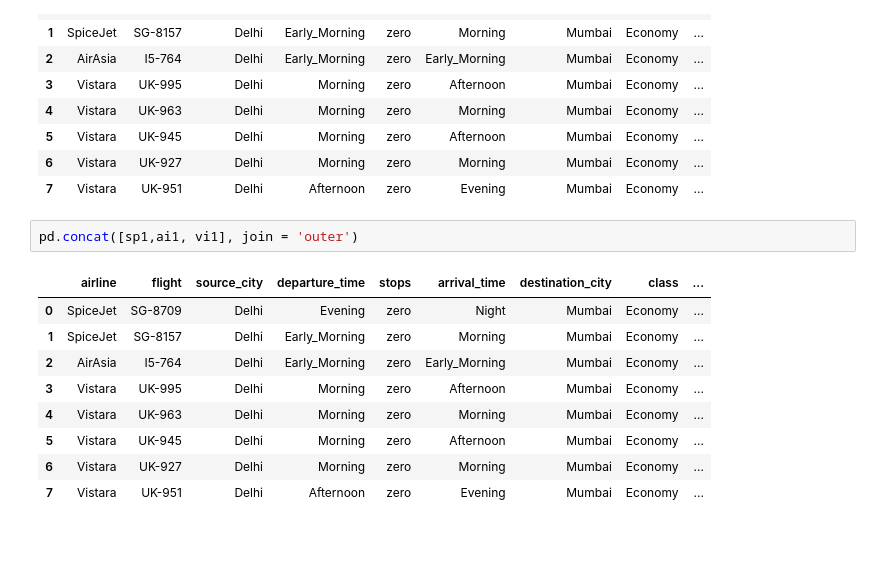
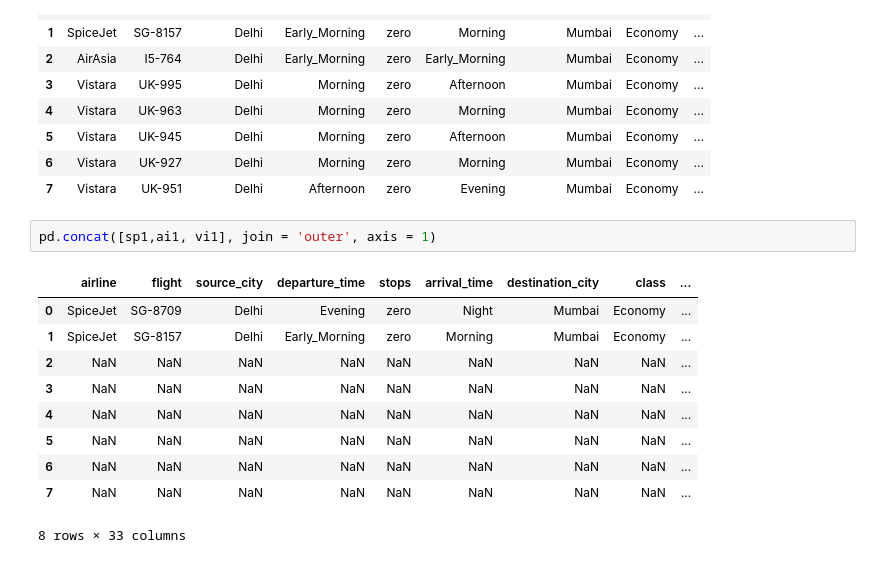
Before and after one commit to xyizko/xo-mathz, a Jupyter notebook: nb/yt-pandas-2.ipynb, the cells around one changed output. Cells and saved outputs as stored; diff of their text form.

```diff
--- a/nb/yt-pandas-2.ipynb
+++ b/nb/yt-pandas-2.ipynb
@@ -1674,14 +1674,15 @@ pd.concat([sp1,ai1, vi1], join = 'inner')
 | 6 | Vistara | UK-927 | Delhi | Morning | zero | Morning | Mumbai | Economy | ... |
 | 7 | Vistara | UK-951 | Delhi | Afternoon | zero | Evening | Mumbai | Economy | ... |
 # %%
-pd.concat([sp1,ai1, vi1], join = 'outer')
+pd.concat([sp1,ai1, vi1], join = 'outer', axis = 1)
 # %% [output]
 |  | airline | flight | source_city | departure_time | stops | arrival_time | destination_city | class | ... |
 | 0 | SpiceJet | SG-8709 | Delhi | Evening | zero | Night | Mumbai | Economy | ... |
 | 1 | SpiceJet | SG-8157 | Delhi | Early_Morning | zero | Morning | Mumbai | Economy | ... |
-| 2 | AirAsia | I5-764 | Delhi | Early_Morning | zero | Early_Morning | Mumbai | Economy | ... |
-| 3 | Vistara | UK-995 | Delhi | Morning | zero | Afternoon | Mumbai | Economy | ... |
-| 4 | Vistara | UK-963 | Delhi | Morning | zero | Morning | Mumbai | Economy | ... |
-| 5 | Vistara | UK-945 | Delhi | Morning | zero | Afternoon | Mumbai | Economy | ... |
-| 6 | Vistara | UK-927 | Delhi | Morning | zero | Morning | Mumbai | Economy | ... |
-| 7 | Vistara | UK-951 | Delhi | Afternoon | zero | Evening | Mumbai | Economy | ... |
+| 2 | NaN | NaN | NaN | NaN | NaN | NaN | NaN | NaN | ... |
+| 3 | NaN | NaN | NaN | NaN | NaN | NaN | NaN | NaN | ... |
+| 4 | NaN | NaN | NaN | NaN | NaN | NaN | NaN | NaN | ... |
+| 5 | NaN | NaN | NaN | NaN | NaN | NaN | NaN | NaN | ... |
+| 6 | NaN | NaN | NaN | NaN | NaN | NaN | NaN | NaN | ... |
+| 7 | NaN | NaN | NaN | NaN | NaN | NaN | NaN | NaN | ... |
+8 rows × 33 columns
```
